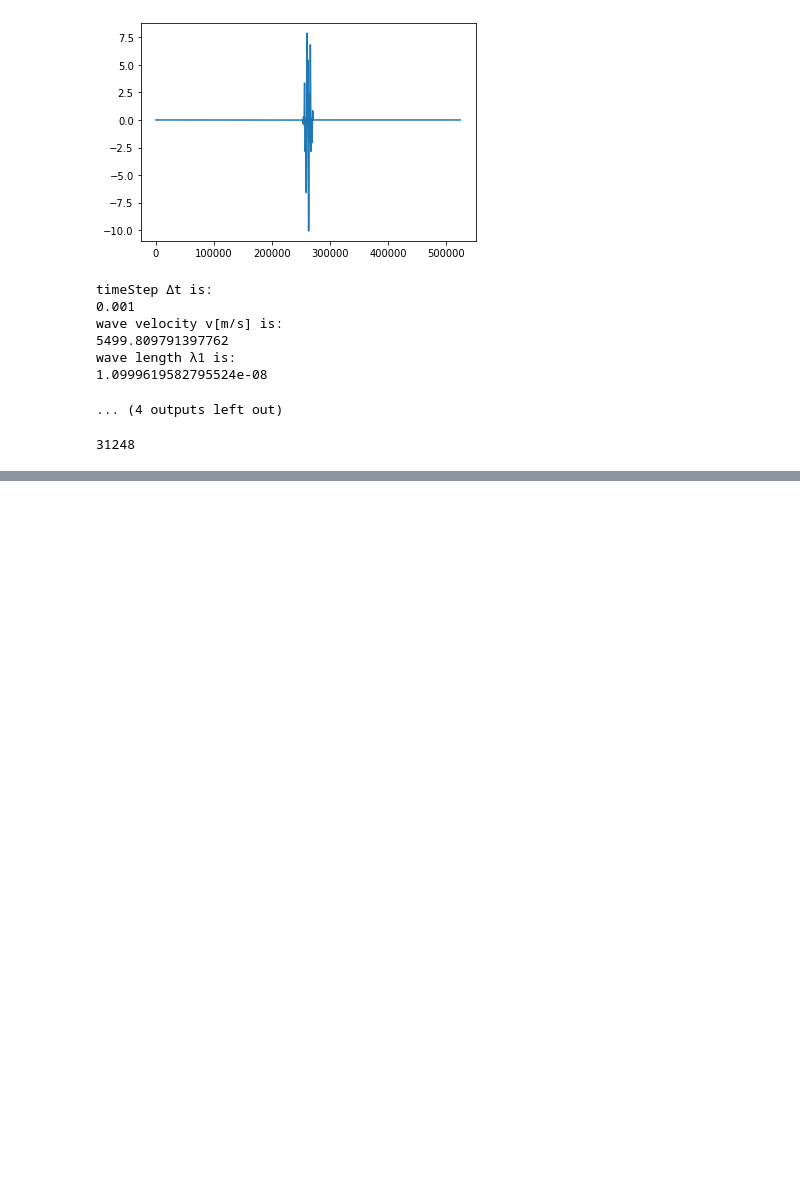
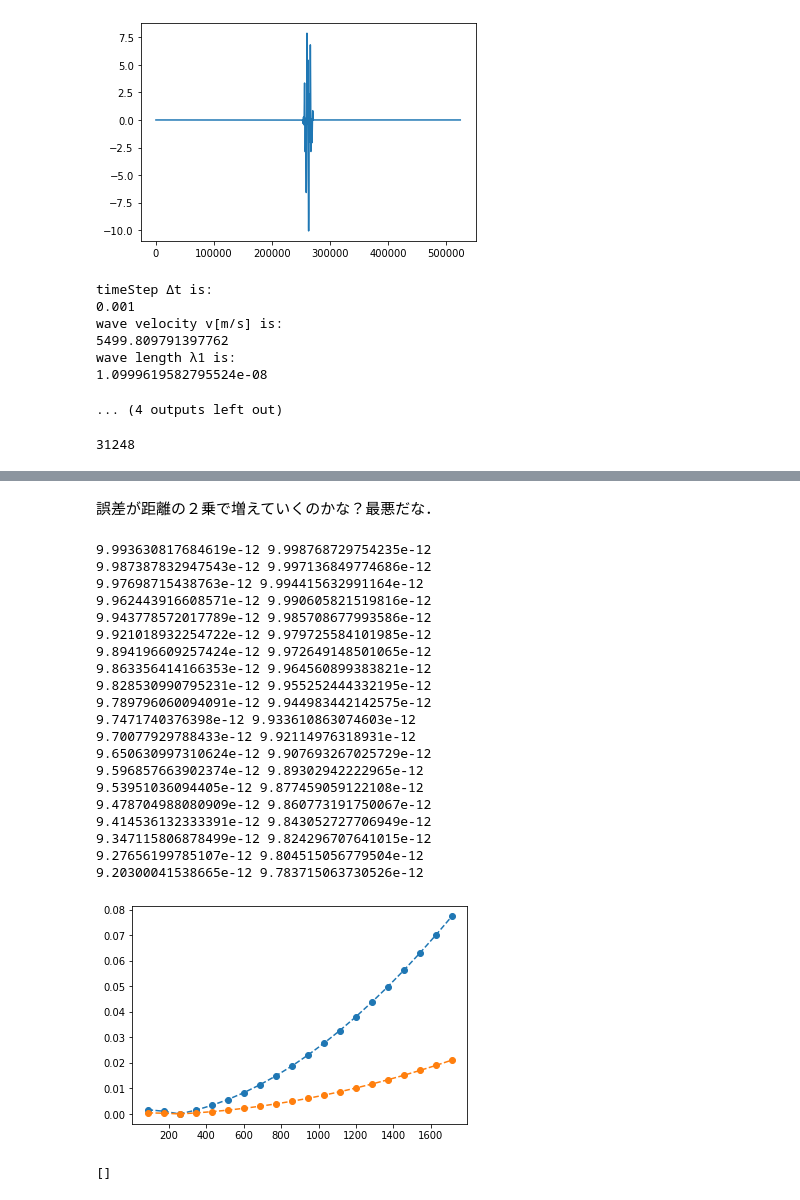
Before and after one commit to 1060matsuda/freqmix2, a Jupyter notebook: freq_depend/freqmixfft_temp.ipynb, the cells around one changed output, grey strips where cells are left out. Saved outputs shown, nothing was run; the diff lists cells and outputs as text; code cells hidden in the pictures; blank space fills up the shorter version.

```diff
--- a/freq_depend/freqmixfft_temp.ipynb
+++ b/freq_depend/freqmixfft_temp.ipynb
@@ -920,0 +955,38 @@ plt.show()
+# %% [markdown]
+誤差が距離の２乗で増えていくのかな？最悪だな．
+# %%
+errors1=np.zeros(0)
+errors2=np.zeros(0)
+for i in range(len(af1s)):
+    print(af1s[i],af2s[i])
+    errors1 = np.append(errors1,abs(af1s[i]-af1s[2])/(source_amp*10**-10))
+    errors2 = np.append(errors2,abs(af2s[i]-af2s[2])/(source_amp*10**-10))
+plt.plot(data[0,2:22]-data[0,1],errors1,marker="o",linestyle="--")
+plt.plot(data[0,2:22]-data[0,1],errors2,marker="o",linestyle="--")
+plt.show()
+# %% [output]
+9.993630817684619e-12 9.998768729754235e-12
+9.987387832947543e-12 9.997136849774686e-12
+9.97698715438763e-12 9.994415632991164e-12
+9.962443916608571e-12 9.990605821519816e-12
+9.943778572017789e-12 9.985708677993586e-12
+9.921018932254722e-12 9.979725584101985e-12
+9.894196609257424e-12 9.972649148501065e-12
+9.863356414166353e-12 9.964560899383821e-12
+9.828530990795231e-12 9.955252444332195e-12
+9.789796060094091e-12 9.944983442142575e-12
+9.7471740376398e-12 9.933610863074603e-12
+9.70077929788433e-12 9.92114976318931e-12
+9.650630997310624e-12 9.907693267025729e-12
+9.596857663902374e-12 9.89302942222965e-12
+9.53951036094405e-12 9.877459059122108e-12
+9.478704988080909e-12 9.860773191750067e-12
+9.414536132333391e-12 9.843052727706949e-12
+9.347115806878499e-12 9.824296707641015e-12
+9.27656199785107e-12 9.804515056779504e-12
+9.20300041538665e-12 9.783715063730526e-12
+[figure, added]
+# %%
+print(errors)
+# %% [output]
+[]
```
Also changed, not shown: parts of 3 cells of this notebook.
